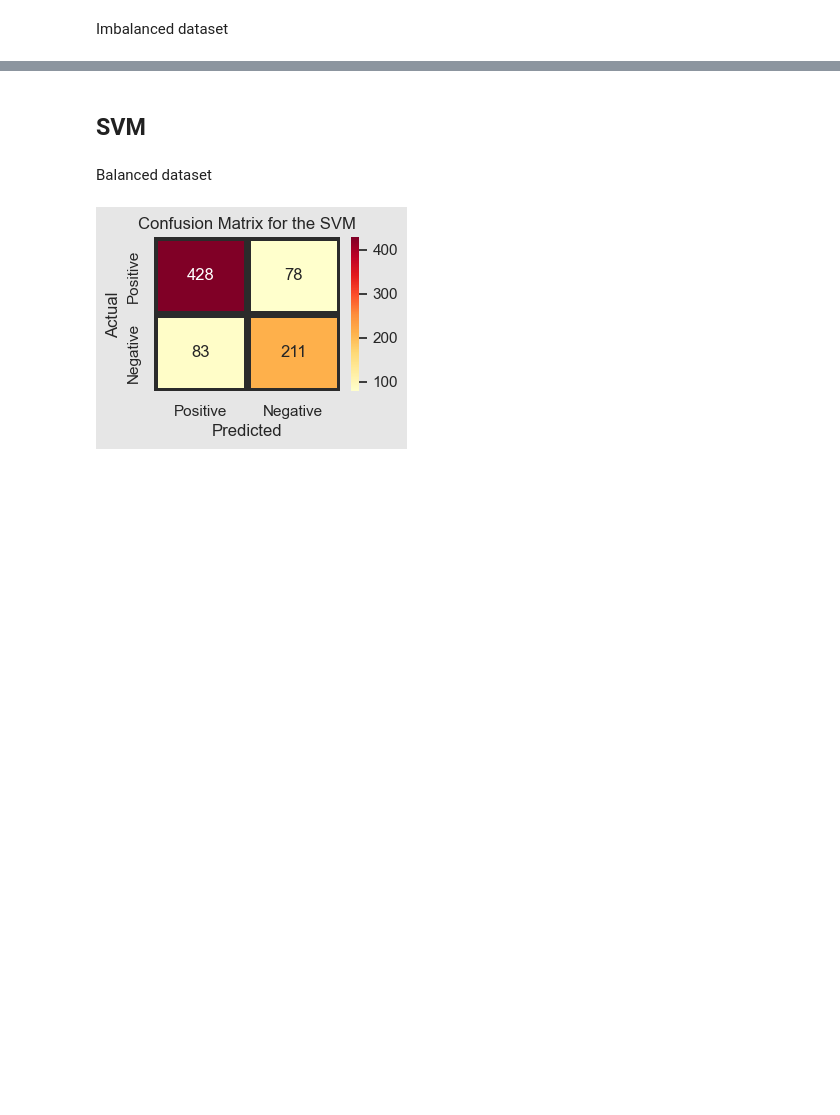
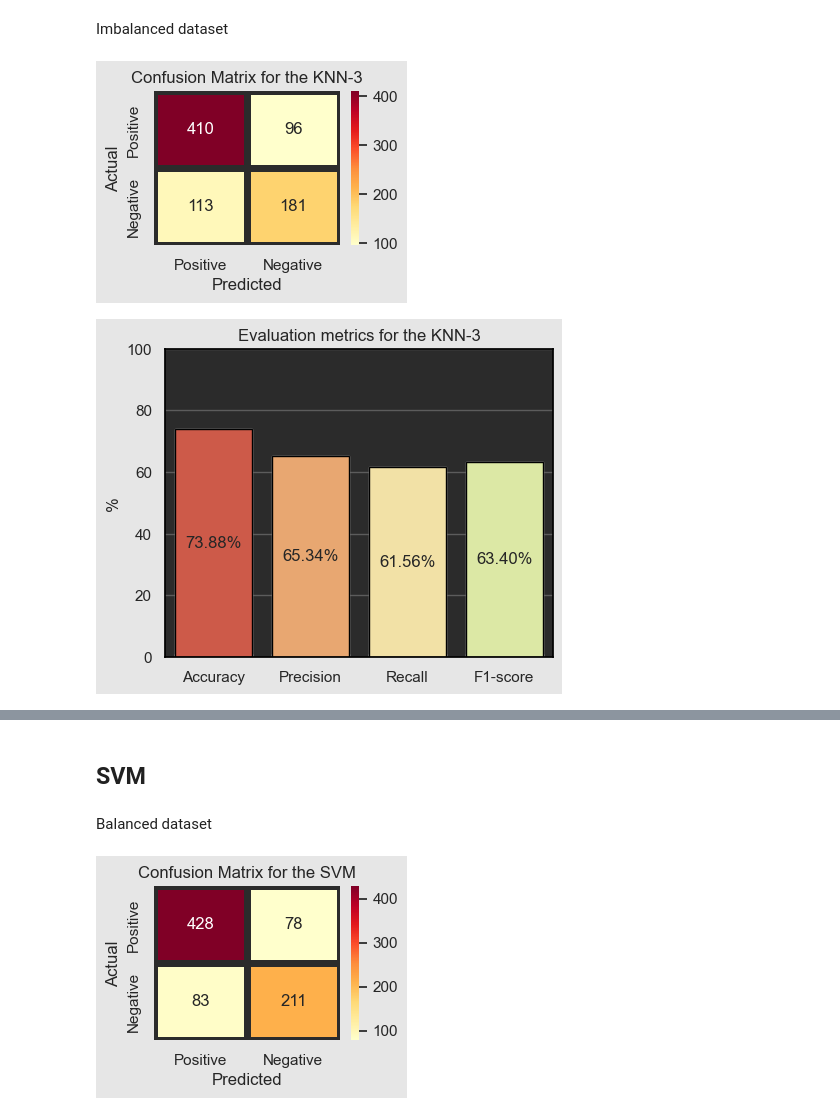
Before and after one commit to FabioRocha2227/IA-Project, a Jupyter notebook: IA-Project2/src/Sports_articles_for_objectivity_analysis.ipynb, the cells around one changed output, grey strips where cells are left out. Saved outputs shown, nothing was run; the diff lists cells and outputs as text; code cells hidden in the pictures; blank space fills up the shorter version.

```diff
--- a/IA-Project2/src/Sports_articles_for_objectivity_analysis.ipynb
+++ b/IA-Project2/src/Sports_articles_for_objectivity_analysis.ipynb
@@ -377,2 +397,17 @@ Balanced dataset
 # %% [markdown]
 Imbalanced dataset
+# %%
+neighbors_classifier.fit(X_train, y_train)
+
+y_pred = neighbors_classifier.predict(X_test)
+
+imbalanced_accuracy_knn = accuracy_score(y_test, y_pred)*100
+imbalanced_precision_knn = precision_score(y_test, y_pred)*100
+imbalanced_recall_knn = recall_score(y_test, y_pred)*100
+imbalanced_f1_knn = f1_score(y_test, y_pred)*100
+
+print_confusion_matrix(y_test, y_pred, "KNN-3")
+print_evaluation_plot(y_test, y_pred, "KNN-3")
+# %% [output]
+[figure, added]
+[figure, added]
```
Also changed, not shown: parts of 23 cells of this notebook.
